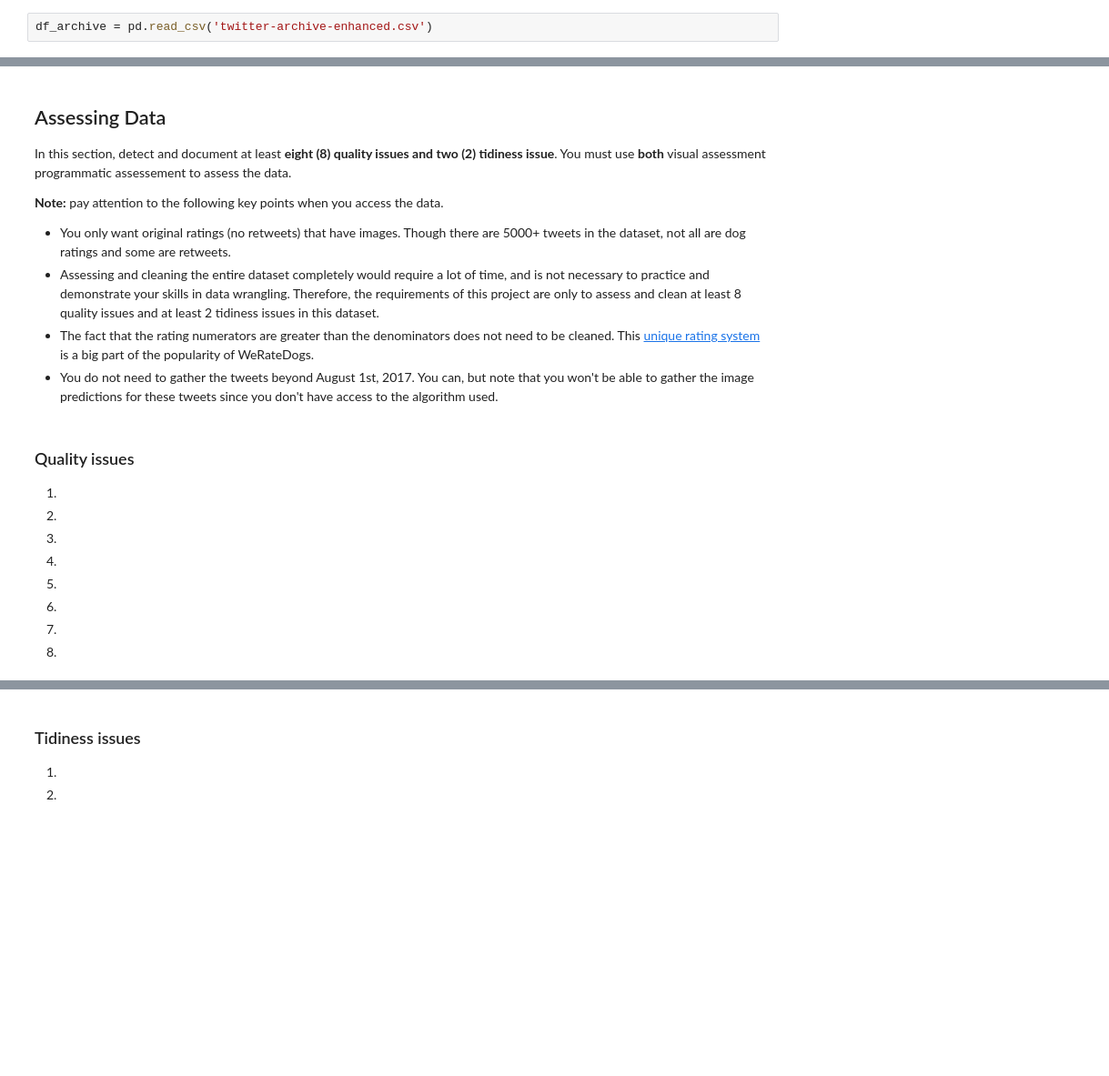
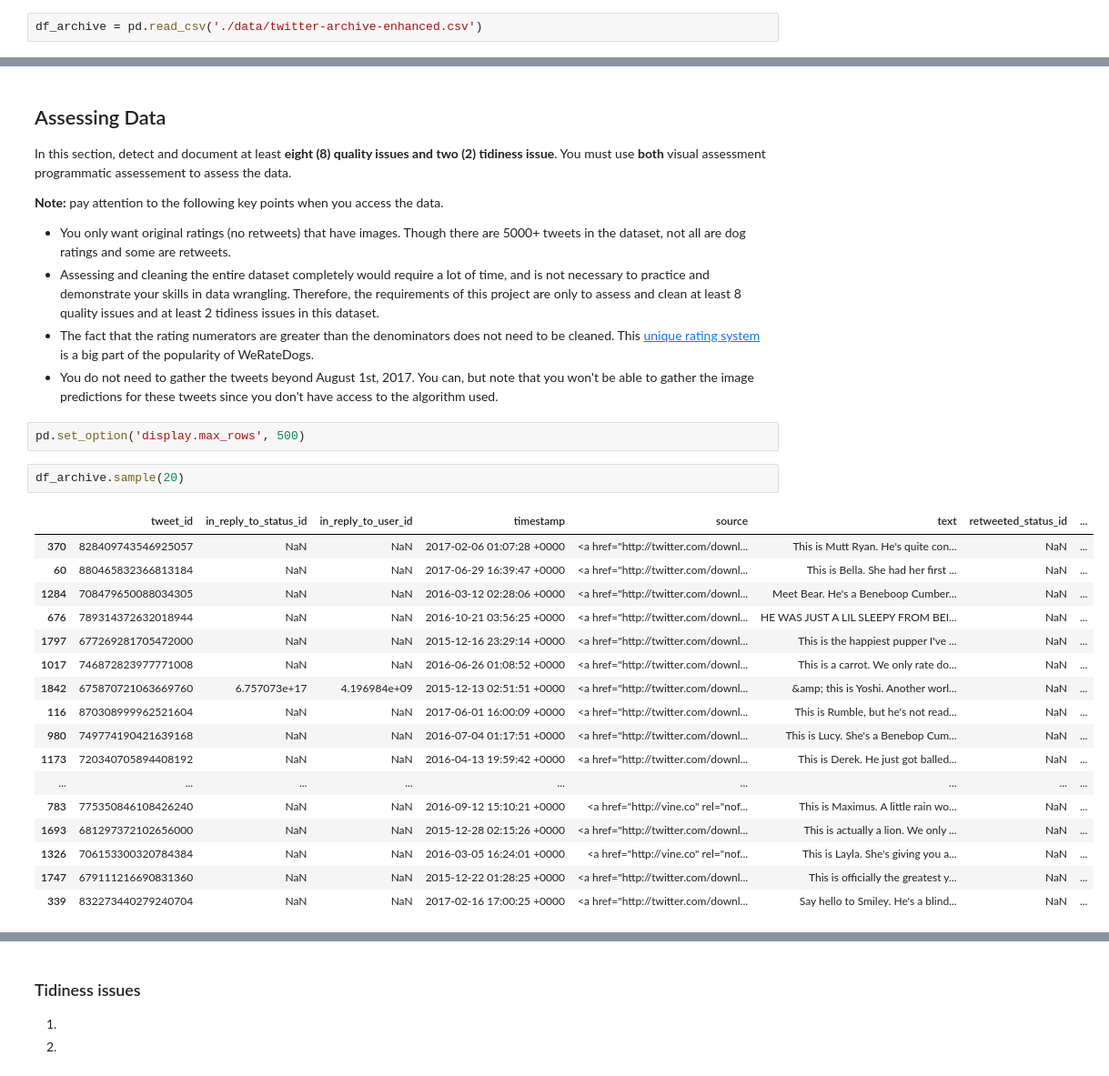
Before and after one commit to davidblackwelder/weratedogs-data-wrangling, a Jupyter notebook: wrangle_act.ipynb, the cells around one changed output, grey strips where cells are left out. Shown at 91% size. Drawn from its saved outputs; the diff is of its cells as text; blank space fills up the shorter version.

Commit message:
Move data files to folder data

```diff
--- a/wrangle_act.ipynb
+++ b/wrangle_act.ipynb
@@ -17,7 +17,7 @@ from dotenv import load_dotenv
 In the cell below, gather **all** three pieces of data for this project and load them in the notebook. **Note:** the methods required to gather each data are different.
 1. Directly download the WeRateDogs Twitter archive data (twitter_archive_enhanced.csv)
 # %%
-df_archive = pd.read_csv('twitter-archive-enhanced.csv')
+df_archive = pd.read_csv('./data/twitter-archive-enhanced.csv')
 # %%
 df_archive
 # %% [output]
@@ -205,20 +205,25 @@ programmatic assessement to assess the data.
 * Assessing and cleaning the entire dataset completely would require a lot of time, and is not necessary to practice and demonstrate your skills in data wrangling. Therefore, the requirements of this project are only to assess and clean at least 8 quality issues and at least 2 tidiness issues in this dataset.
 * The fact that the rating numerators are greater than the denominators does not need to be cleaned. This [unique rating system](http://knowyourmeme.com/memes/theyre-good-dogs-brent) is a big part of the popularity of WeRateDogs.
 * You do not need to gather the tweets beyond August 1st, 2017. You can, but note that you won't be able to gather the image predictions for these tweets since you don't have access to the algorithm used.
-# %% [markdown]
-### Quality issues
-1.
-
-2.
-
-3.
-
-4.
-
-5.
-
-6.
-
-7.
-
-8.
+# %%
+pd.set_option('display.max_rows', 500)
+# %%
+df_archive.sample(20)
+# %% [output]
+|  | tweet_id | in_reply_to_status_id | in_reply_to_user_id | timestamp | source | text | retweeted_status_id | ... |
+| 370 | 828409743546925057 | NaN | NaN | 2017-02-06 01:07:28 +0000 | <a href="http://twitter.com/downl... | This is Mutt Ryan. He's quite con... | NaN | ... |
+| 60 | 880465832366813184 | NaN | NaN | 2017-06-29 16:39:47 +0000 | <a href="http://twitter.com/downl... | This is Bella. She had her first ... | NaN | ... |
+| 1284 | 708479650088034305 | NaN | NaN | 2016-03-12 02:28:06 +0000 | <a href="http://twitter.com/downl... | Meet Bear. He's a Beneboop Cumber... | NaN | ... |
+| 676 | 789314372632018944 | NaN | NaN | 2016-10-21 03:56:25 +0000 | <a href="http://twitter.com/downl... | HE WAS JUST A LIL SLEEPY FROM BEI... | NaN | ... |
+| 1797 | 677269281705472000 | NaN | NaN | 2015-12-16 23:29:14 +0000 | <a href="http://twitter.com/downl... | This is the happiest pupper I've ... | NaN | ... |
+| 1017 | 746872823977771008 | NaN | NaN | 2016-06-26 01:08:52 +0000 | <a href="http://twitter.com/downl... | This is a carrot. We only rate do... | NaN | ... |
+| 1842 | 675870721063669760 | 6.757073e+17 | 4.196984e+09 | 2015-12-13 02:51:51 +0000 | <a href="http://twitter.com/downl... | &amp; this is Yoshi. Another worl... | NaN | ... |
+| 116 | 870308999962521604 | NaN | NaN | 2017-06-01 16:00:09 +0000 | <a href="http://twitter.com/downl... | This is Rumble, but he's not read... | NaN | ... |
+| 980 | 749774190421639168 | NaN | NaN | 2016-07-04 01:17:51 +0000 | <a href="http://twitter.com/downl... | This is Lucy. She's a Benebop Cum... | NaN | ... |
+| 1173 | 720340705894408192 | NaN | NaN | 2016-04-13 19:59:42 +0000 | <a href="http://twitter.com/downl... | This is Derek. He just got balled... | NaN | ... |
+| ... | ... | ... | ... | ... | ... | ... | ... | ... |
+| 783 | 775350846108426240 | NaN | NaN | 2016-09-12 15:10:21 +0000 | <a href="http://vine.co" rel="nof... | This is Maximus. A little rain wo... | NaN | ... |
+| 1693 | 681297372102656000 | NaN | NaN | 2015-12-28 02:15:26 +0000 | <a href="http://twitter.com/downl... | This is actually a lion. We only ... | NaN | ... |
+| 1326 | 706153300320784384 | NaN | NaN | 2016-03-05 16:24:01 +0000 | <a href="http://vine.co" rel="nof... | This is Layla. She's giving you a... | NaN | ... |
+| 1747 | 679111216690831360 | NaN | NaN | 2015-12-22 01:28:25 +0000 | <a href="http://twitter.com/downl... | This is officially the greatest y... | NaN | ... |
+| 339 | 832273440279240704 | NaN | NaN | 2017-02-16 17:00:25 +0000 | <a href="http://twitter.com/downl... | Say hello to Smiley. He's a blind... | NaN | ... |
```
Also changed, not shown: parts of 6 cells of this notebook, 3 other files.
